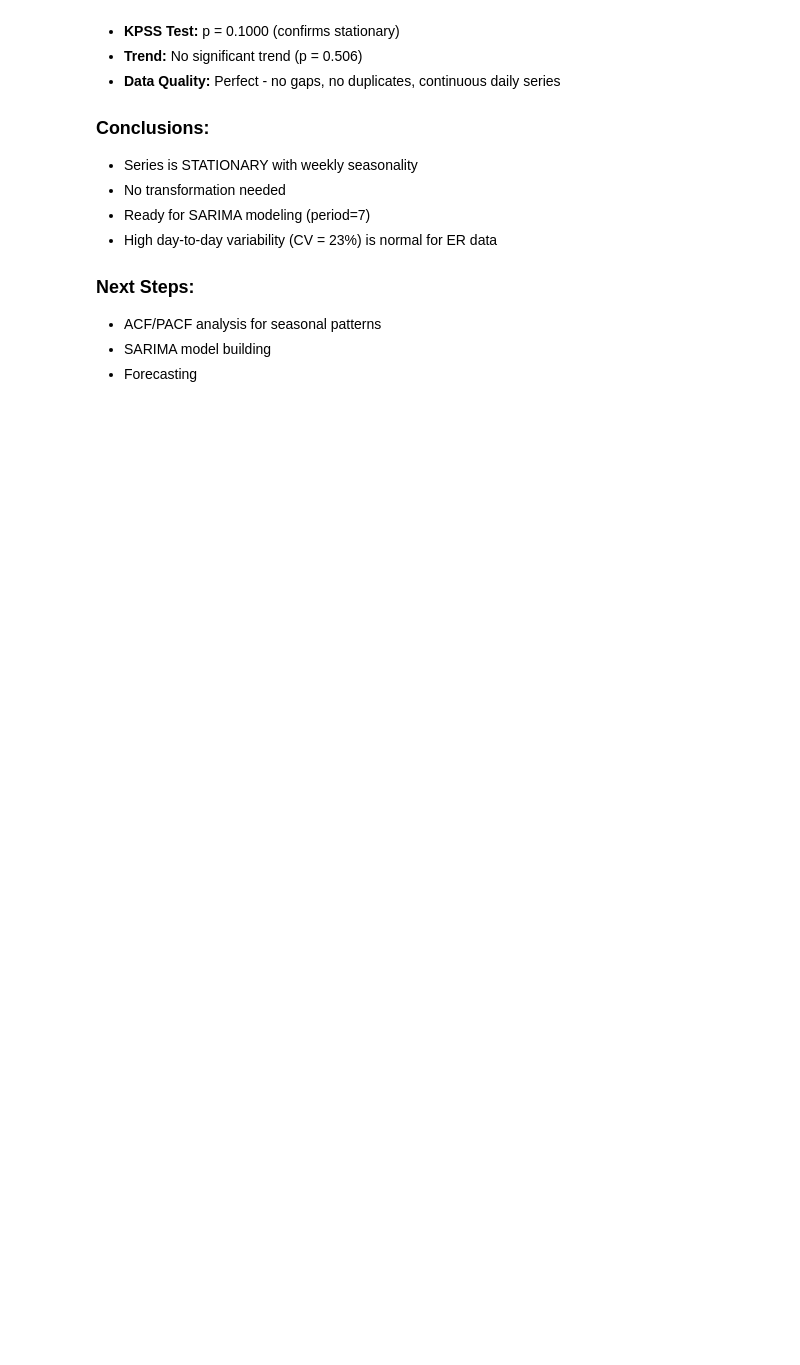
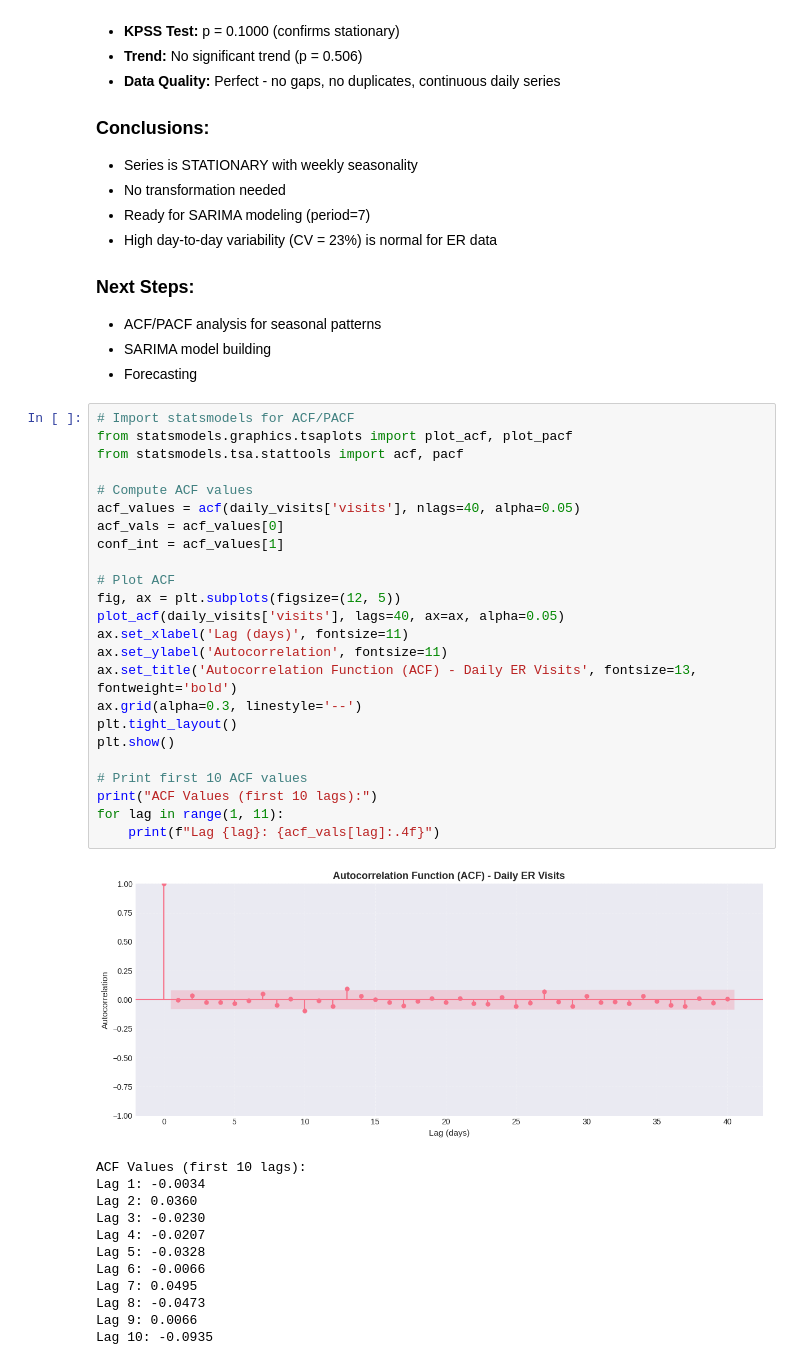
Before and after one commit to Bingdinga/DS3_Projects, a Jupyter notebook: time_series_analysis/stationary/stationary.ipynb, the cells around one changed output. Saved outputs shown, nothing was run; the diff lists cells and outputs as text; blank space fills up the shorter version.

Commit message:
added inital ACF/PACF

```diff
--- a/time_series_analysis/stationary/stationary.ipynb
+++ b/time_series_analysis/stationary/stationary.ipynb
@@ -626,3 +626,40 @@ Name: visits, dtype: int64
 - ACF/PACF analysis for seasonal patterns
 - SARIMA model building
 - Forecasting
+# %%
+# Import statsmodels for ACF/PACF
+from statsmodels.graphics.tsaplots import plot_acf, plot_pacf
+from statsmodels.tsa.stattools import acf, pacf
+
+# Compute ACF values
+acf_values = acf(daily_visits['visits'], nlags=40, alpha=0.05)
+acf_vals = acf_values[0]
+conf_int = acf_values[1]
+
+# Plot ACF
+fig, ax = plt.subplots(figsize=(12, 5))
+plot_acf(daily_visits['visits'], lags=40, ax=ax, alpha=0.05)
+ax.set_xlabel('Lag (days)', fontsize=11)
+ax.set_ylabel('Autocorrelation', fontsize=11)
+ax.set_title('Autocorrelation Function (ACF) - Daily ER Visits', fontsize=13, fontweight='bold')
+ax.grid(alpha=0.3, linestyle='--')
+plt.tight_layout()
+plt.show()
+
+# Print first 10 ACF values
+print("ACF Values (first 10 lags):")
+for lag in range(1, 11):
+    print(f"Lag {lag}: {acf_vals[lag]:.4f}")
+# %% [output]
+[figure, added]
+ACF Values (first 10 lags):
+Lag 1: -0.0034
+Lag 2: 0.0360
+Lag 3: -0.0230
+Lag 4: -0.0207
+Lag 5: -0.0328
+Lag 6: -0.0066
+Lag 7: 0.0495
+Lag 8: -0.0473
+Lag 9: 0.0066
+Lag 10: -0.0935
```
Also changed, not shown: parts of 2 cells of this notebook.
